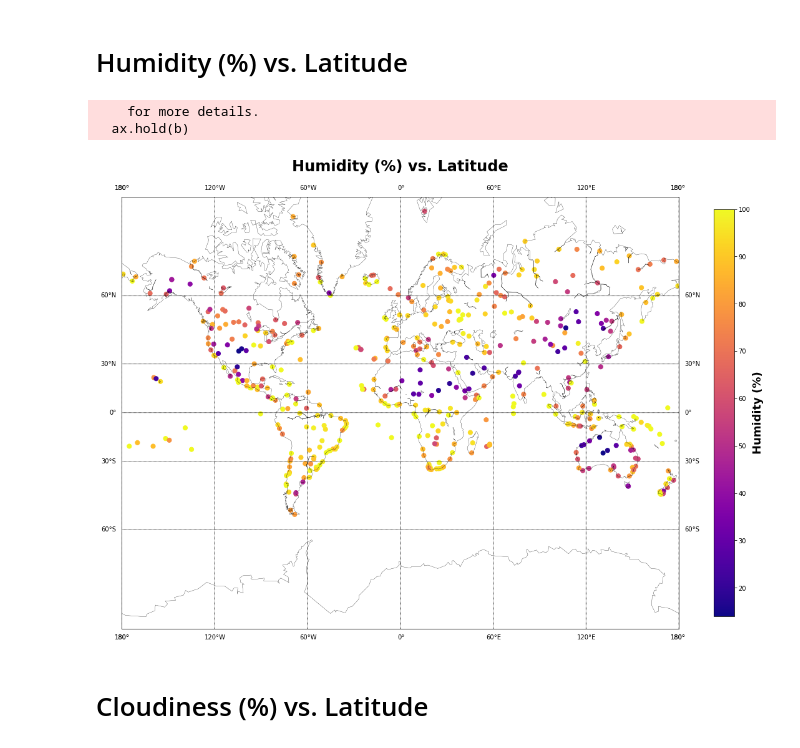
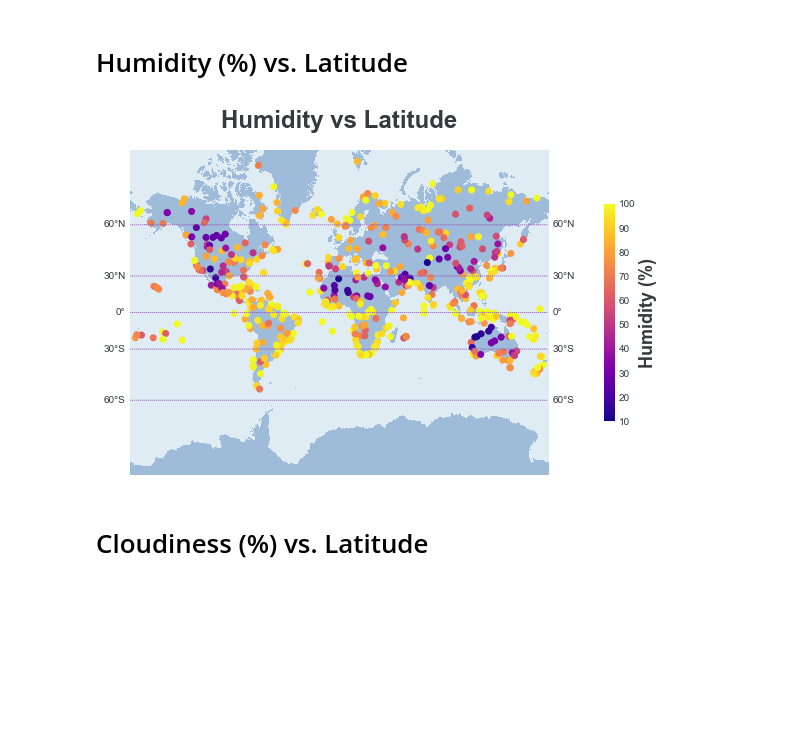
Before and after one commit to yegorkryukov/python-challenge, a Jupyter notebook: WeatherPy/WeatherPy.ipynb, the cells around one changed output. Saved outputs shown, nothing was run; the diff lists cells and outputs as text; code cells hidden in the pictures; blank space fills up the shorter version.

```diff
--- a/WeatherPy/WeatherPy.ipynb
+++ b/WeatherPy/WeatherPy.ipynb
@@ -245,31 +236,16 @@ plot_map(viz_title, to_plot, cmap_label, lng, lat)
 # %% [markdown]
 # Humidity (%) vs. Latitude
-# %%
-# plot initial coordinates to see how the pick is spread
-f, ax = plt.subplots(figsize=(20,15))
-m = Basemap(projection='merc',llcrnrlat=-80,urcrnrlat=80,\
-            llcrnrlon=-180,urcrnrlon=180,lat_ts=20,resolution='c', ax=ax)
-m.drawcoastlines(linewidth=0.3)
-
-# draw parallels and meridians
-m.drawparallels(np.arange(-90.,91.,30.),labels=[1,1,0,0])
-m.drawmeridians(np.arange(-180.,181.,60.),labels=[0,0,1,1])
-
-#create coordinates
-lng = cities_df['Longitude'].values
-lat = cities_df['Latitude'].values
-humidity = cities_df['Humidity'].values
-x,y= m(lng, lat)
-
-cax = m.scatter(x,y, latlon=False, c=humidity, s=50, cmap='plasma', alpha=1)
-cbar = f.colorbar(cax, shrink=0.8)
-cbar.set_label('Humidity (%)', fontsize=18, weight='bold')
-
-plt.title('Humidity (%) vs. Latitude', fontsize=24, position=(0.5,1.05), weight='bold')
-plt.show()
-# %% [output]
-    for more details.
-  ax.hold(b)
-[figure, removed]
+# %%
+title2 = 'Humidity vs Latitude'
+humidity = cities_df['Humidity'].values
+numidity_label = 'Humidity (%)'
+# %%
+#set variables for viz2 to plot here
+viz_title = title2
+to_plot = humidity
+cmap_label = numidity_label
+plot_map(viz_title, to_plot, cmap_label, lng, lat)
+# %% [output]
+[figure, added]
 # %% [markdown]
 # Cloudiness (%) vs. Latitude
```
Also changed, not shown: parts of 12 cells of this notebook, 18 other files.
